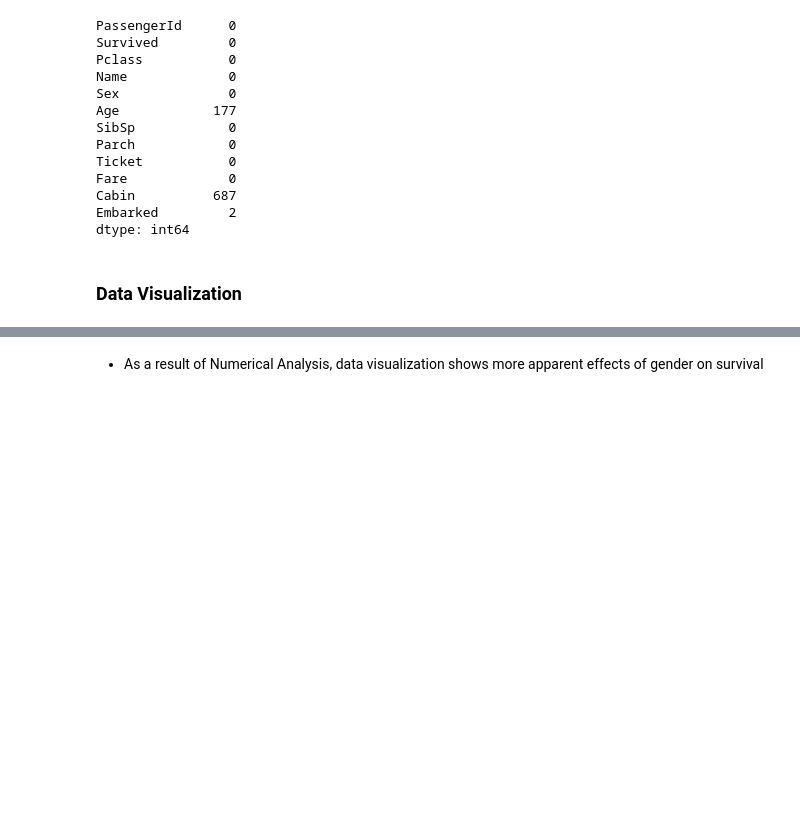
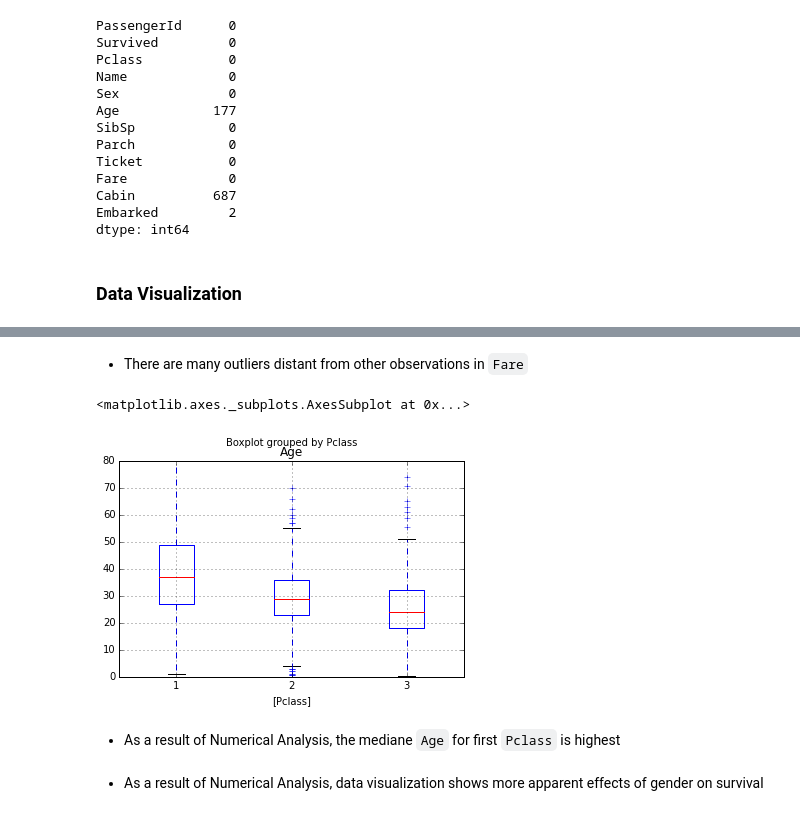
Before and after one commit to ShaneKao/Titanic-Data, a Jupyter notebook: Analyzing_the_NYC_Subway_Dataset/report.ipynb, the cells around one changed output, grey strips where cells are left out. Drawn from its saved outputs; the diff is of its cells as text; code cells hidden in the pictures; blank space fills up the shorter version.

```diff
--- a/Analyzing_the_NYC_Subway_Dataset/report.ipynb
+++ b/Analyzing_the_NYC_Subway_Dataset/report.ipynb
@@ -47,3 +182,12 @@ dtype: int64
+# %% [markdown]
+* There are many outliers distant from other observations in `Fare`
+# %%
+titanic_obj.titanic_data.iloc[:,[2, 5]].boxplot(by='Pclass')
+# %% [output]
+<matplotlib.axes._subplots.AxesSubplot at 0x...>
+[figure, added]
+# %% [markdown]
+* As a result of Numerical Analysis, the mediane `Age` for first `Pclass` is highest
 # %% [markdown]
 * As a result of Numerical Analysis, data visualization shows more apparent effects of gender on survival
 # %%
```
Also changed, not shown: parts of 34 cells of this notebook, 1 other file.
